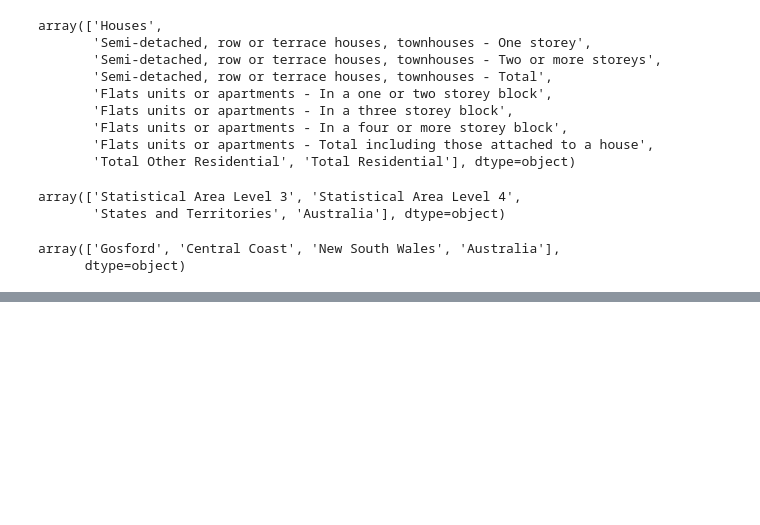
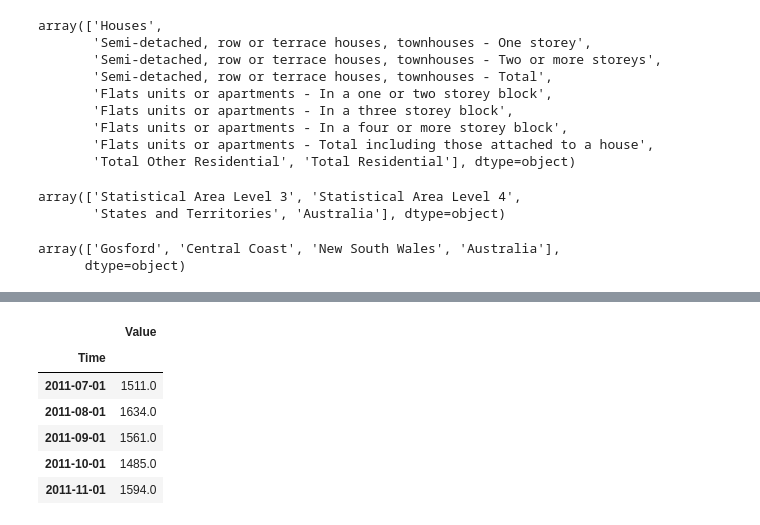
Before and after one commit to luphord/australian-housing-exercise, a Jupyter notebook: notebooks/2.1-Extracting-timeseries.ipynb, the cells around one changed output, grey strips where cells are left out. Drawn from its saved outputs; the diff is of its cells as text; code cells hidden in the pictures; blank space fills up the shorter version.

```diff
--- a/notebooks/2.1-Extracting-timeseries.ipynb
+++ b/notebooks/2.1-Extracting-timeseries.ipynb
@@ -71,0 +74,10 @@ nsw
+# %%
+nsw[['Value']].head()
+# %% [output]
+|  | Value |
+| Time |  |
+| 2011-07-01 | 1511.0 |
+| 2011-08-01 | 1634.0 |
+| 2011-09-01 | 1561.0 |
+| 2011-10-01 | 1485.0 |
+| 2011-11-01 | 1594.0 |
```
Also changed, not shown: parts of 4 cells of this notebook, 1 other file.
